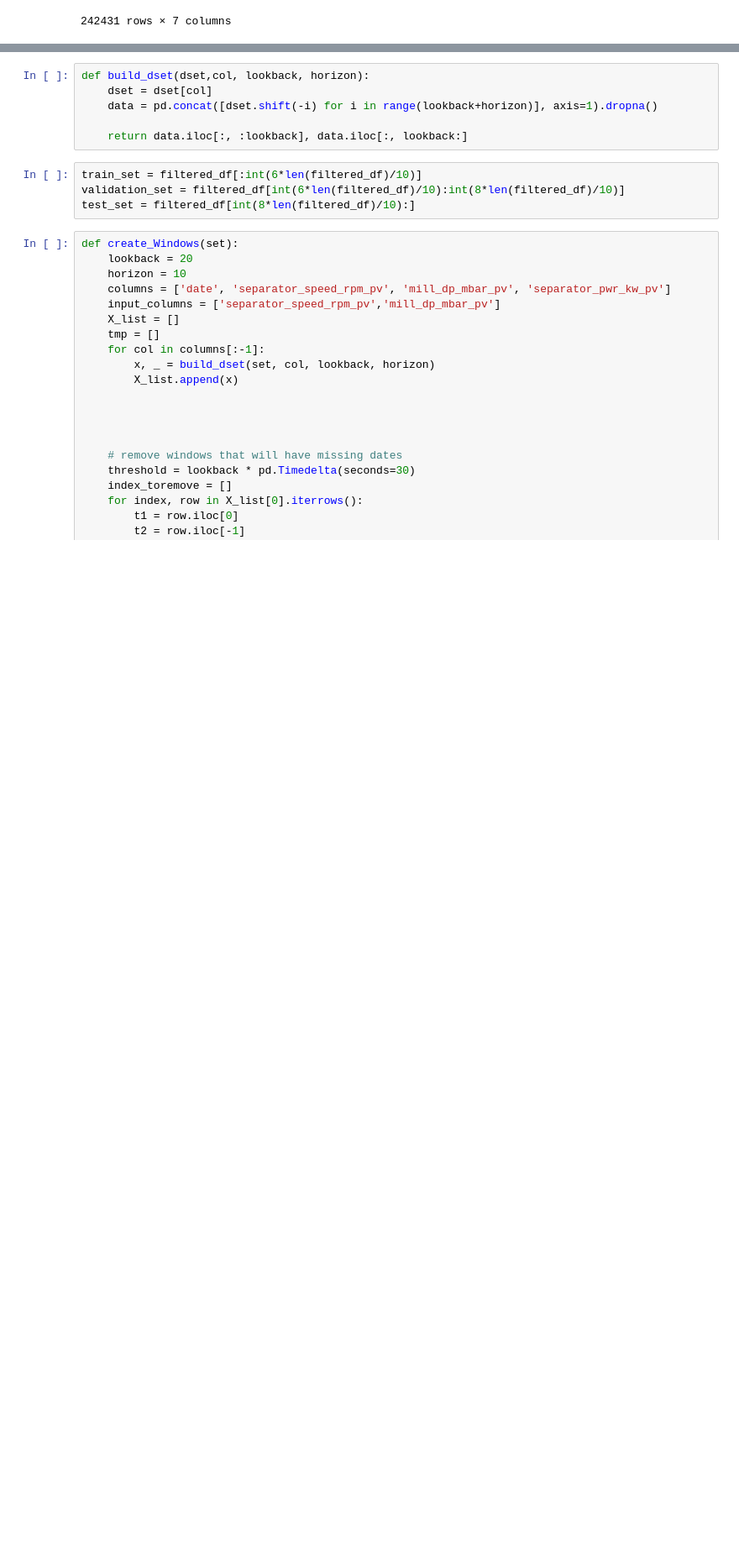
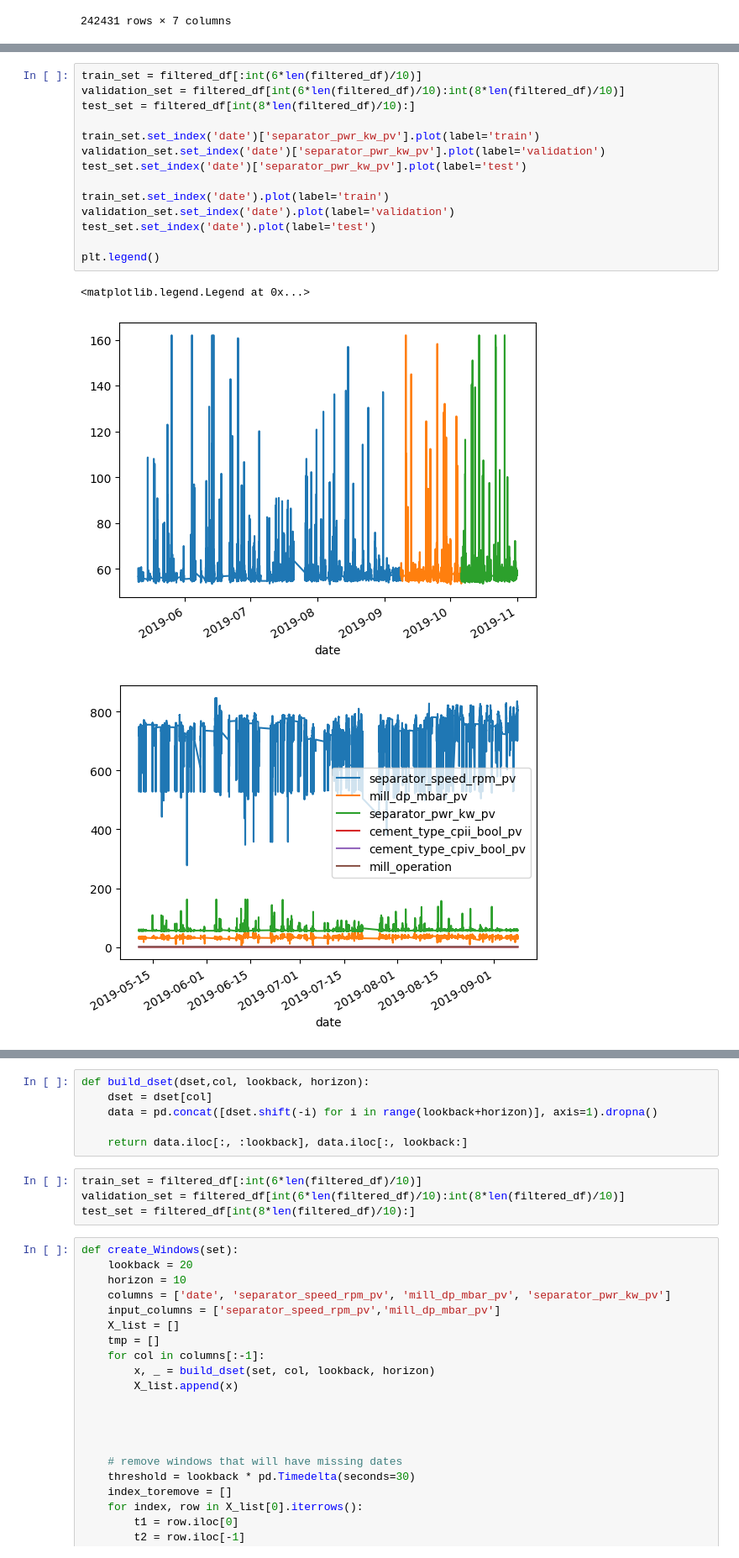
Before and after one commit to KyriakosChris/Regeneration_Project, a Jupyter notebook: Project/Project3_Continious_Time.ipynb, the cells around one changed output, grey strips where cells are left out. Shown at 84% size. Cells and saved outputs as stored; diff of their text form; blank space fills up the shorter version.

```diff
--- a/Project/Project3_Continious_Time.ipynb
+++ b/Project/Project3_Continious_Time.ipynb
@@ -314,0 +315,18 @@ plt.legend()
+# %%
+train_set = filtered_df[:int(6*len(filtered_df)/10)]
+validation_set = filtered_df[int(6*len(filtered_df)/10):int(8*len(filtered_df)/10)]
+test_set = filtered_df[int(8*len(filtered_df)/10):]
+
+train_set.set_index('date')['separator_pwr_kw_pv'].plot(label='train')
+validation_set.set_index('date')['separator_pwr_kw_pv'].plot(label='validation')
+test_set.set_index('date')['separator_pwr_kw_pv'].plot(label='test')
+
+train_set.set_index('date').plot(label='train')
+validation_set.set_index('date').plot(label='validation')
+test_set.set_index('date').plot(label='test')
+
+plt.legend()
+# %% [output]
+<matplotlib.legend.Legend at 0x...>
+[figure, added]
+[figure, added]
```
Also changed, not shown: parts of 29 cells of this notebook.
